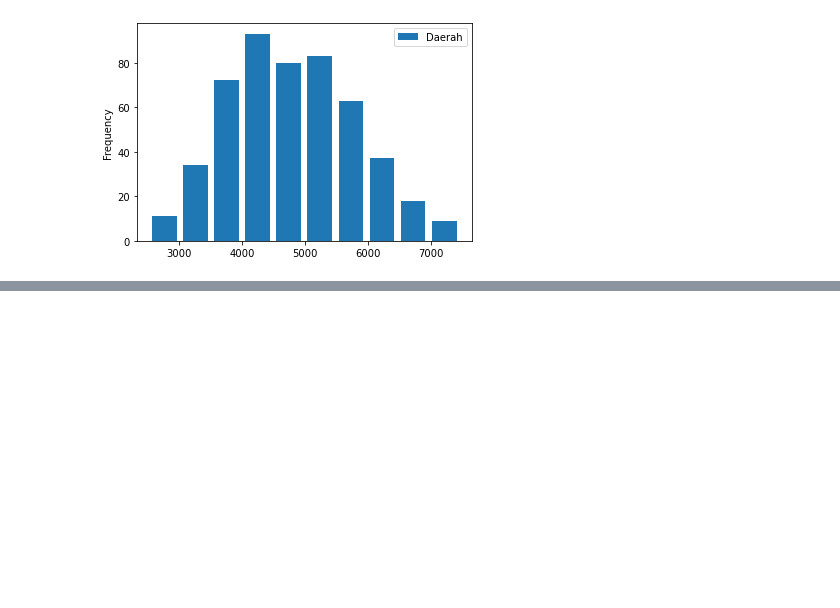
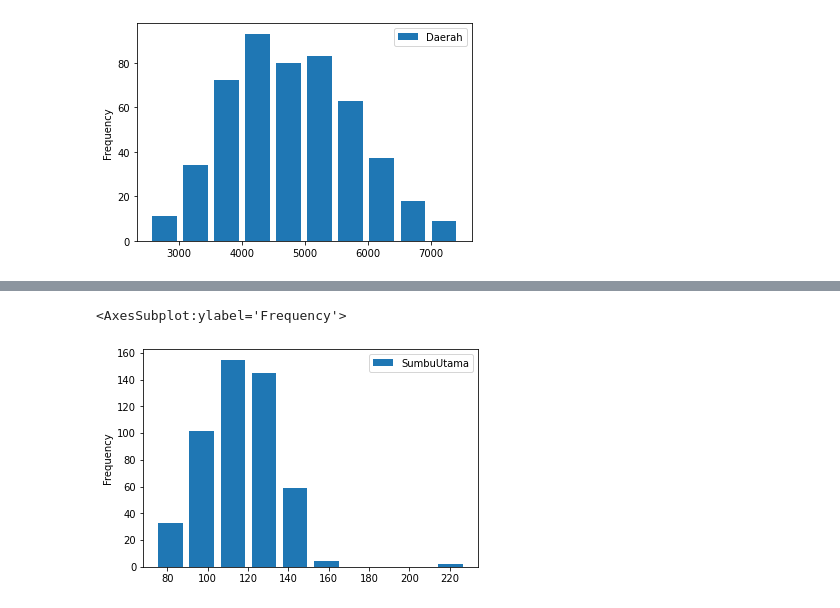
Before and after one commit to slarkdarr/Data-Analysis, a Jupyter notebook: Tugas Besar IF2220 - Probabilitas dan Statistika.ipynb, the cells around one changed output, grey strips where cells are left out. Cells and saved outputs as stored; diff of their text form; code cells hidden in the pictures; blank space fills up the shorter version.

```diff
--- a/Tugas Besar IF2220 - Probabilitas dan Statistika.ipynb
+++ b/Tugas Besar IF2220 - Probabilitas dan Statistika.ipynb
@@ -211,0 +222,7 @@ gandum_df[["Daerah"]].plot(kind="hist", rwidth=0.8)
+# %%
+# 2.2. Kolom 'SumbuUtama'
+# 2.2.1. Histogram Kolom 'SumbuUtama'
+gandum_df[['SumbuUtama']].plot(kind="hist", rwidth=0.8)
+# %% [output]
+<AxesSubplot:ylabel='Frequency'>
+[figure, added]
```
Also changed, not shown: parts of 42 cells of this notebook, 2 other files.
